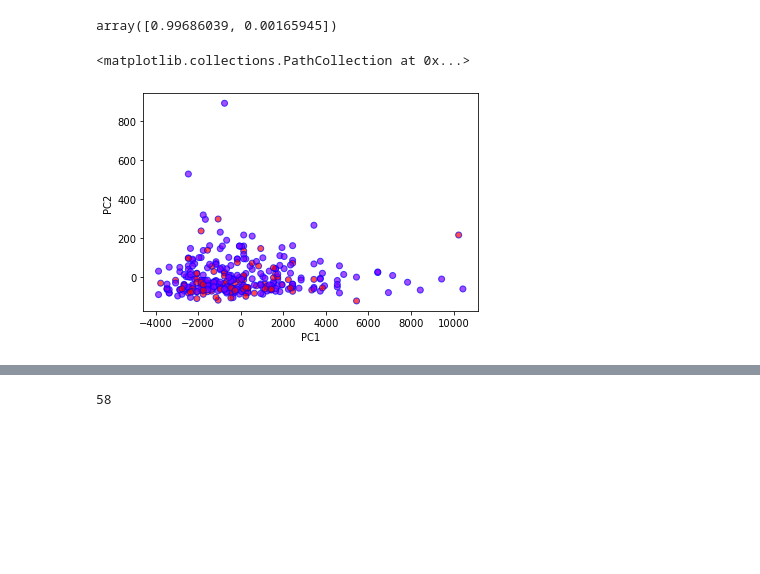
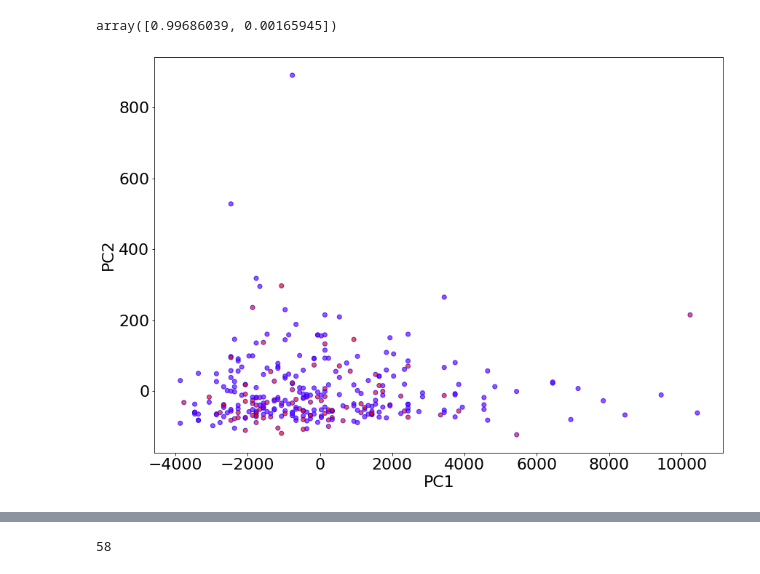
Before and after one commit to sabarisharuchamy/HeartDiseasePrediction, a Jupyter notebook: DataPreprocessing.ipynb, the cells around one changed output, grey strips where cells are left out. Cells and saved outputs as stored; diff of their text form; code cells hidden in the pictures; blank space fills up the shorter version.

Commit message:
updated with charts

```diff
--- a/DataPreprocessing.ipynb
+++ b/DataPreprocessing.ipynb
@@ -369,19 +367,21 @@ pca.explained_variance_ratio_
 # %% [output]
 array([0.99686039, 0.00165945])
 # %%
+plt.figure(figsize=(14,10))
+plt.rcParams.update({'font.size': 22})
 plt.xlabel('PC1')
 plt.ylabel('PC2')
 plt.scatter(
     X_pca[:,0],
     X_pca[:,1],
     c=y,
     cmap='rainbow',
     alpha=0.7,
     edgecolors='b'
 )
+plt.savefig('pcaPlot.png')
 # %% [output]
-<matplotlib.collections.PathCollection at 0x...>
-[figure, old version]
+[figure, new version]
 # %%
 from sklearn.ensemble import ExtraTreesClassifier
 model = ExtraTreesClassifier()
```
Also changed, not shown: parts of 8 cells of this notebook, 5 other files.
